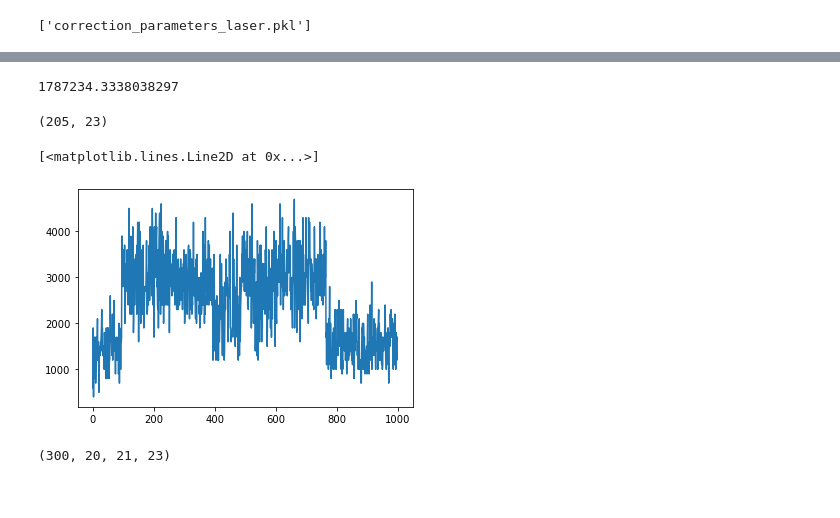
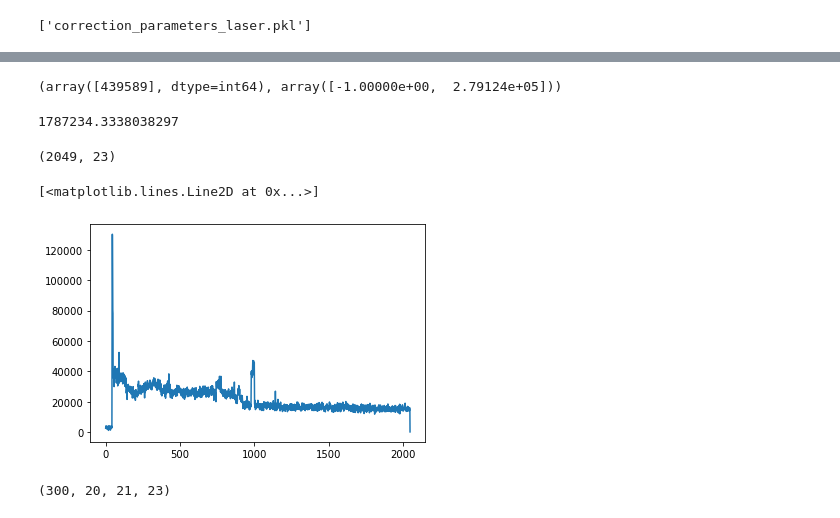
Before and after one commit to pawlowska/stage-control, a Jupyter notebook: SPAD TRIGGER TRANSLATOR VERSION 6.2020.ipynb, the cells around one changed output, grey strips where cells are left out. Drawn from its saved outputs; the diff is of its cells as text; code cells hidden in the pictures.

```diff
--- a/SPAD TRIGGER TRANSLATOR VERSION 6.2020.ipynb
+++ b/SPAD TRIGGER TRANSLATOR VERSION 6.2020.ipynb
@@ -421,6 +439,6 @@ for i in range(23):
 ... (34 outputs left out)
 # %%
-val_addr, val_timestamps  = upload_file(data_folder="./data/NANOspad/2020.07/",filename = "alexa_no_scan_8_7_2020_nr2")
+val_addr, val_timestamps  = upload_file(data_folder="./data/NANOspad/2020.09/",filename = "single_atto_647_01_9_AM_v9_80mhz_250nW_h2o")
 counts_detec=detector_intensity(val_addr)
 val_time=time_unwrap(val_timestamps)
 # %% [output]
@@ -435,3 +561,7 @@ val_time=time_unwrap(val_timestamps)
+# %%
+np.histogram(v,1)
+# %% [output]
+(array([439589], dtype=int64), array([-1.00000e+00,  2.79124e+05]))
 # %%
 len(val_addr)
 print(67108862/37.549)
@@ -444,12 +574,12 @@ c = counts_binned(val_addr,val_time,10)
 # %%
 c.shape
 # %% [output]
-(205, 23)
+(2049, 23)
 # %%
-plt.plot((np.sum(c[0:750000,1:],axis=1)*100)[0:1000])
+plt.plot((np.sum(c[:,1:],axis=1)*100))
 # %% [output]
 [<matplotlib.lines.Line2D at 0x...>]
-[figure, old version]
+[figure, new version]
 # %%
 counts_bin.shape
 # %% [output]
```
Also changed, not shown: parts of 32 cells of this notebook, 2 other files.
